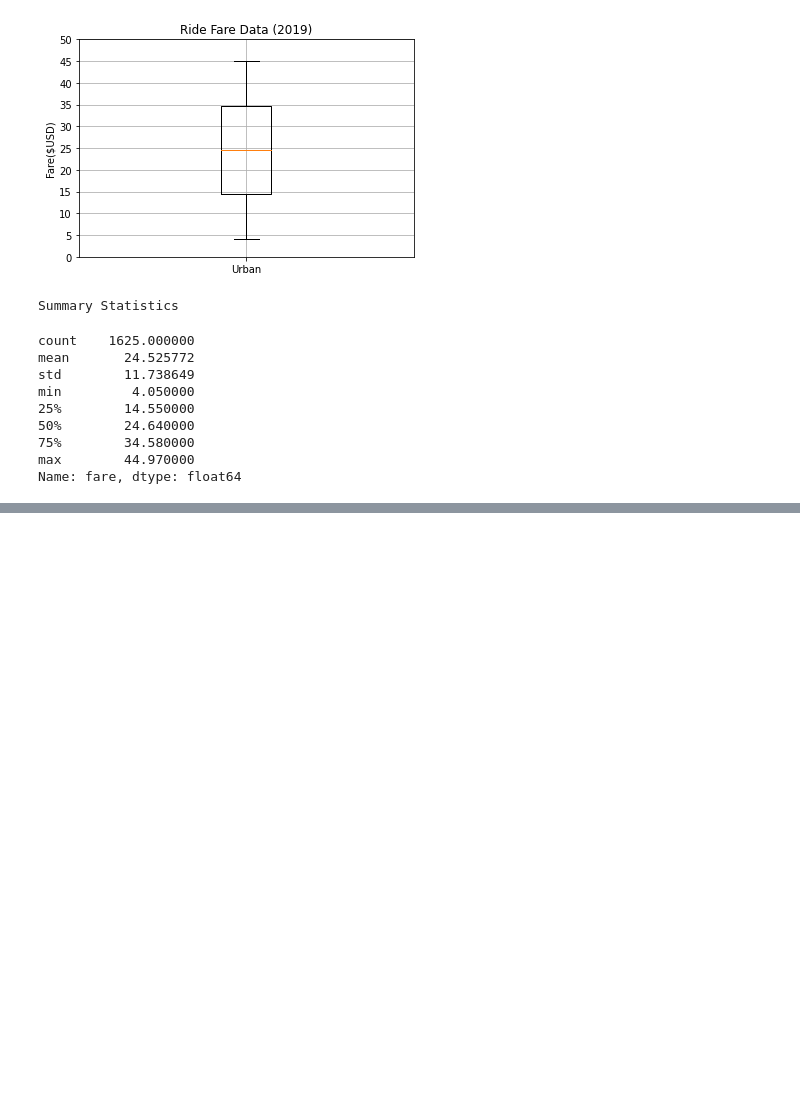
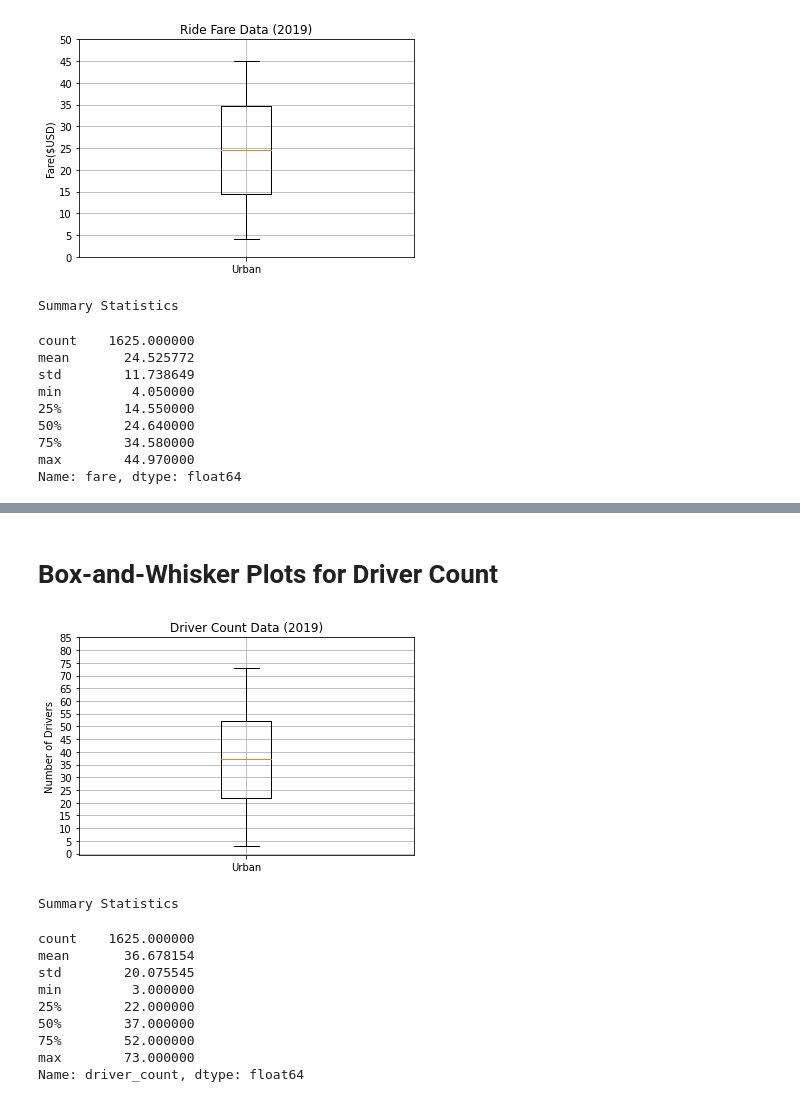
Before and after one commit to piathoi/PyBer_Analysis, a Jupyter notebook: PyBer.ipynb, the cells around one changed output, grey strips where cells are left out. Saved outputs shown, nothing was run; the diff lists cells and outputs as text; code cells hidden in the pictures; blank space fills up the shorter version.

```diff
--- a/PyBer.ipynb
+++ b/PyBer.ipynb
@@ -743,0 +799,28 @@ urban_fares.describe()
+# %% [markdown]
+# Box-and-Whisker Plots for Driver Count
+# %%
+#create  B&W plot for the urban driver count data
+x_labels = ["Urban"]
+fig, ax = plt.subplots()
+ax.boxplot(urban_drivers, labels=x_labels)
+
+#add the title, y-axis label and grid
+ax.set_title('Driver Count Data (2019)')
+ax.set_ylabel('Number of Drivers')
+ax.set_yticks(np.arange(0,90, step=5.0))
+ax.grid()
+plt.show()
+print("Summary Statistics")
+urban_drivers.describe()
+# %% [output]
+[figure, added]
+Summary Statistics
+count    1625.000000
+mean       36.678154
+std        20.075545
+min         3.000000
+25%        22.000000
+50%        37.000000
+75%        52.000000
+max        73.000000
+Name: driver_count, dtype: float64
```
Also changed, not shown: parts of 5 cells of this notebook.
